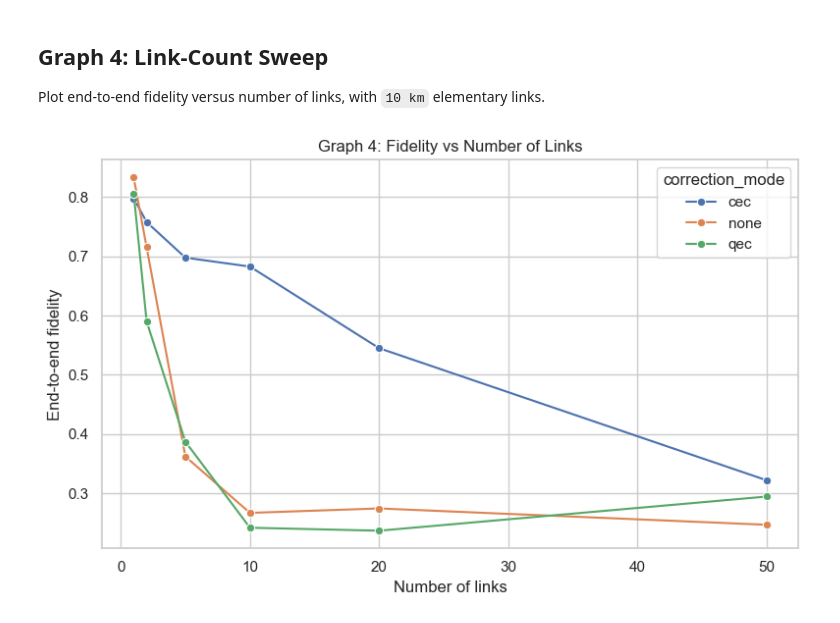
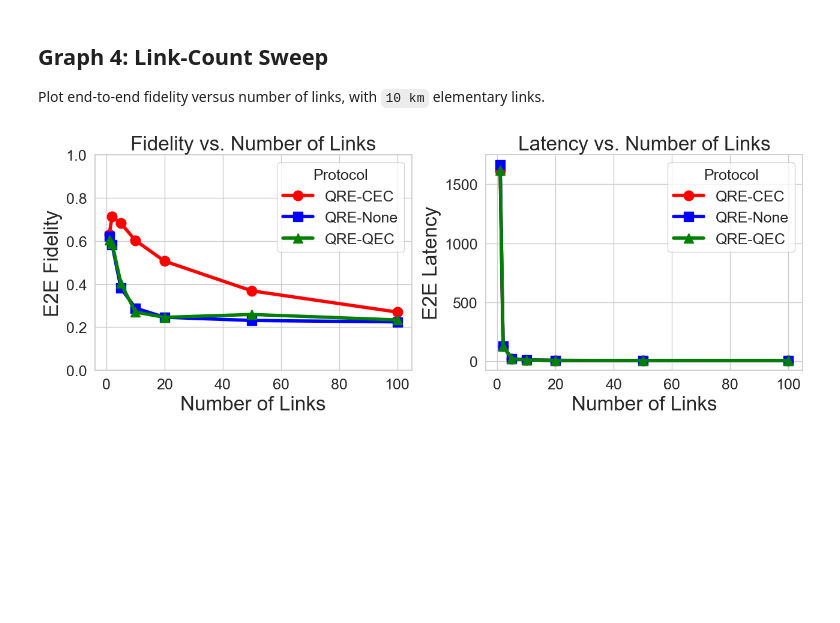
Before and after one commit to SagarPatange/QEC, a Jupyter notebook: plot.ipynb, the cells around one changed output. Saved outputs shown, nothing was run; the diff lists cells and outputs as text; code cells hidden in the pictures; blank space fills up the shorter version.

Commit message:
improved plots

```diff
--- a/plot.ipynb
+++ b/plot.ipynb
@@ -256,24 +279,43 @@ Plot end-to-end fidelity versus number of links, with `10 km` elementary links.
 # %%
 graph4_log_dir = Path("/Users/patange/Documents/Argonne/QEC/log/runner/graph4_link_count_sweep")
 graph4_df = load_runner_logs(graph4_log_dir)
 
-if run_after is not None and not graph4_df.empty:
-    graph4_df = graph4_df[graph4_df["log_mtime"] >= run_after.timestamp()]
-
 if graph4_df.empty:
     print("No Graph 4 data found.")
 else:
-    graph4_summary = graph4_df.groupby(["num_links", "correction_mode"], as_index=False).agg(
-        mean_fidelity=("fidelity", "mean"),
-    ).sort_values(["num_links", "correction_mode"]).reset_index(drop=True)
+    # Average all completed runs at each link count and protocol setting.
+    graph4_summary = graph4_df.groupby(["num_links", "correction_mode"], as_index=False).agg(mean_fidelity=("fidelity", "mean"), mean_latency_ms=("latency_ms", "mean")).sort_values(["num_links", "correction_mode"]).reset_index(drop=True)
+    colors = {"cec": "red", "none": "blue", "qec": "green"}
+    names = {"cec": "QRE-CEC", "none": "QRE-None", "qec": "QRE-QEC"}
+    markers = {"cec": "o", "none": "s", "qec": "^"}
 
-    plt.figure(figsize=(8, 5))
-    sns.lineplot(data=graph4_summary, x="num_links", y="mean_fidelity", hue="correction_mode", marker="o")
-    plt.xlabel("Number of links")
-    plt.ylabel("End-to-end fidelity")
-    plt.title("Graph 4: Fidelity vs Number of Links")
+    fig, axes = plt.subplots(1, 2, figsize=(13, 5))
+    # Left panel: fidelity.
+    ax0 = axes[0]
+    # Draw each protocol separately so the marker shapes stay fixed.
+    for protocol in ["cec", "none", "qec"]:
+        data = graph4_summary[graph4_summary["correction_mode"] == protocol]
+        ax0.plot(data["num_links"], data["mean_fidelity"], color=colors[protocol], marker=markers[protocol], linewidth=4, markersize=12, label=names[protocol])
+    ax0.set_xlabel("Number of Links", fontsize=24)
+    ax0.set_ylabel("E2E Fidelity", fontsize=24)
+    ax0.set_title("Fidelity vs. Number of Links", fontsize=24)
+    ax0.set_ylim(0, 1)
+    ax0.tick_params(axis="both", labelsize=18)
+
+    # Right panel: latency.
+    ax1 = axes[1]
+    for protocol in ["cec", "none", "qec"]:
+        data = graph4_summary[graph4_summary["correction_mode"] == protocol]
+        ax1.plot(data["num_links"], data["mean_latency_ms"], color=colors[protocol], marker=markers[protocol], linewidth=4, markersize=12, label=names[protocol])
+    ax1.set_xlabel("Number of Links", fontsize=24)
+    ax1.set_ylabel("E2E Latency", fontsize=24)
+    ax1.set_title("Latency vs. Number of Links", fontsize=24)
+    ax1.tick_params(axis="both", labelsize=18)
+
+    ax0.legend(title="Protocol", title_fontsize=18, fontsize=18)
+    ax1.legend(title="Protocol", title_fontsize=18, fontsize=18)
     plt.tight_layout()
     plt.savefig(output_dir / "graph4.png", dpi=300, bbox_inches="tight")
     plt.show()
 # %% [output]
-[figure, old version]
+[figure, new version]
```
Also changed, not shown: parts of 4 cells of this notebook.
